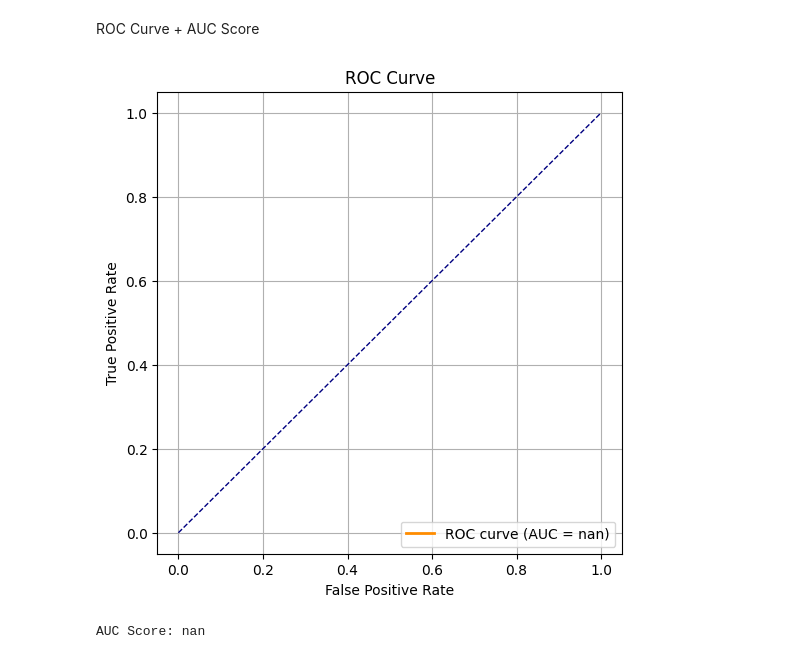
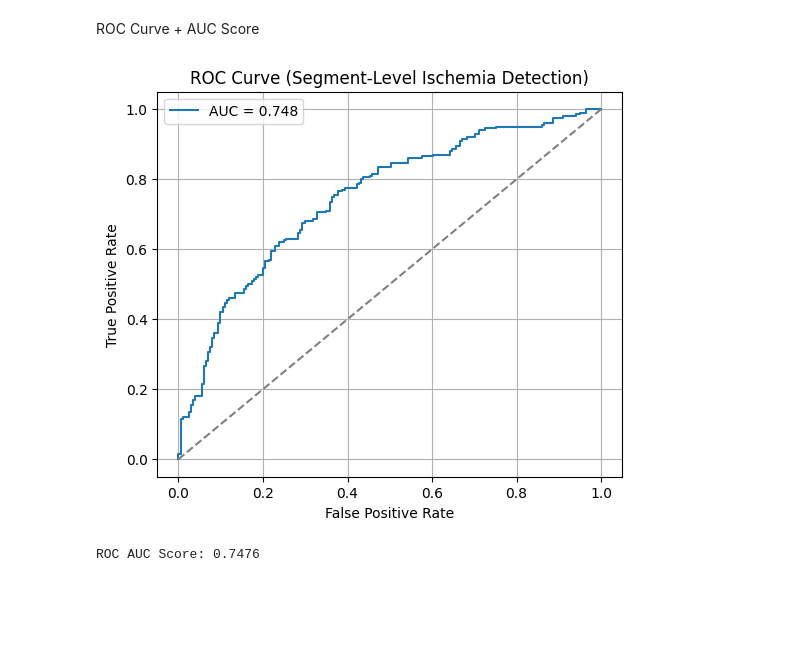
Before and after one commit to LiQuinChing/25-26J-522, a Jupyter notebook: Finalized_CAD_Ischemia_(PTB-XL).ipynb, the cells around one changed output. Cells and saved outputs as stored; diff of their text form; code cells hidden in the pictures; blank space fills up the shorter version.

Commit message:
CAD (Ischemia) detection model evaluated

```diff
--- a/Finalized_CAD_Ischemia_(PTB-XL).ipynb
+++ b/Finalized_CAD_Ischemia_(PTB-XL).ipynb
@@ -726,3 +401,28 @@ preds = (all_probs >= 0.6)  # same threshold as detect_cad_clinical
+# %%
+model.eval()
+
+test_logits = []
+test_labels = []
+test_losses = []
+
+criterion_eval = nn.BCEWithLogitsLoss()
+
+with torch.no_grad():
+    for x, y in val_loader:
+        x, y = x.to(device), y.to(device)
+
+        logits = model(x)
+        loss = criterion_eval(logits, y)
+
+        test_losses.append(loss.item())
+        test_logits.append(logits.cpu())
+        test_labels.append(y.cpu())
+
+test_logits = torch.cat(test_logits).numpy()
+test_labels = torch.cat(test_labels).numpy()
+
+test_probs = 1 / (1 + np.exp(-test_logits))
+test_preds = (test_probs >= 0.5).astype(int)
 # %% [markdown]
 Test Accuracy and Loss
 # %%
@@ -766,22 +472,20 @@ weighted avg       1.00      0.20      0.33      6000
 # %% [markdown]
 ROC Curve + AUC Score
 # %%
-# ROC Curve + AUC
-
-fpr, tpr, thresholds = roc_curve(all_labels, all_probs)
+fpr, tpr, thresholds = roc_curve(test_labels, test_probs)
 roc_auc = auc(fpr, tpr)
 
-plt.figure(figsize=(6,6))
-plt.plot(fpr, tpr, color='darkorange', lw=2, label=f'ROC curve (AUC = {roc_auc:.3f})')
-plt.plot([0,1], [0,1], color='navy', lw=1, linestyle='--')
+plt.figure(figsize=(6,5))
+plt.plot(fpr, tpr, label=f"AUC = {roc_auc:.3f}")
+plt.plot([0,1], [0,1], linestyle="--", color="gray")
 plt.xlabel("False Positive Rate")
 plt.ylabel("True Positive Rate")
-plt.title("ROC Curve")
-plt.legend(loc="lower right")
+plt.title("ROC Curve (Segment-Level Ischemia Detection)")
+plt.legend()
 plt.grid(True)
 plt.show()
 
-print(f"AUC Score: {roc_auc:.3f}")
+print(f"ROC AUC Score: {roc_auc:.4f}")
 # %% [output]
-[figure, old version]
+[figure, new version]
-AUC Score: nan
+ROC AUC Score: 0.7476
```
Also changed, not shown: parts of 12 cells of this notebook.
